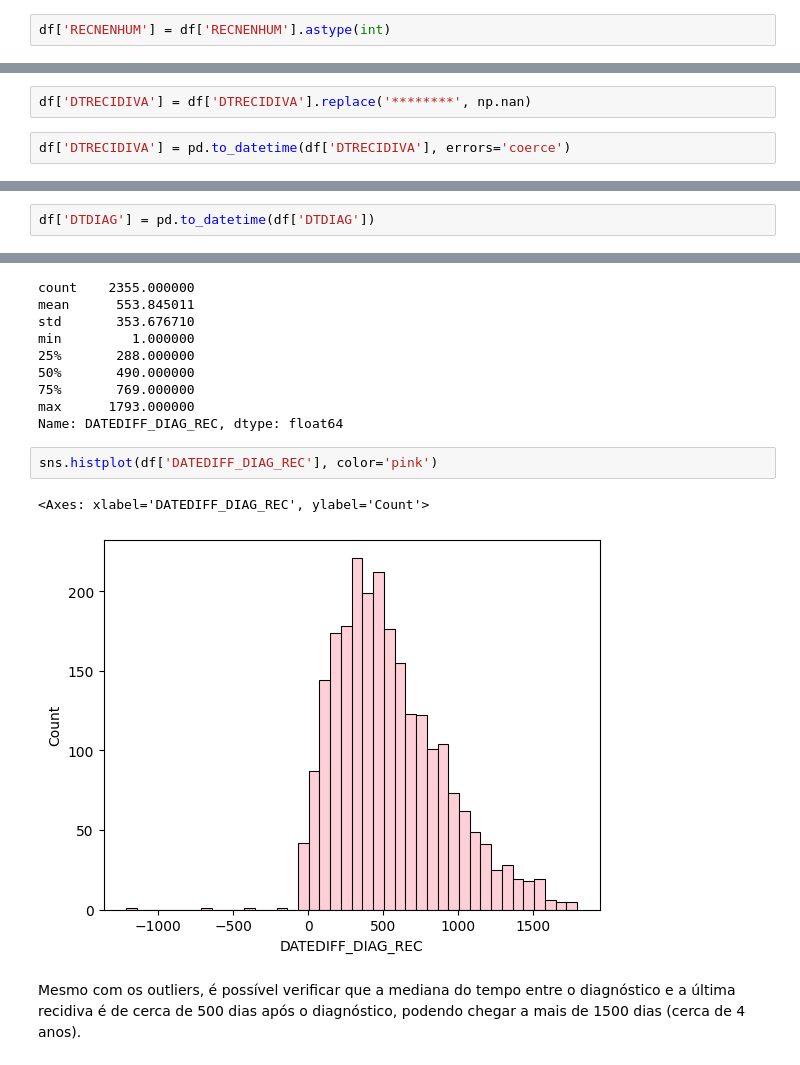
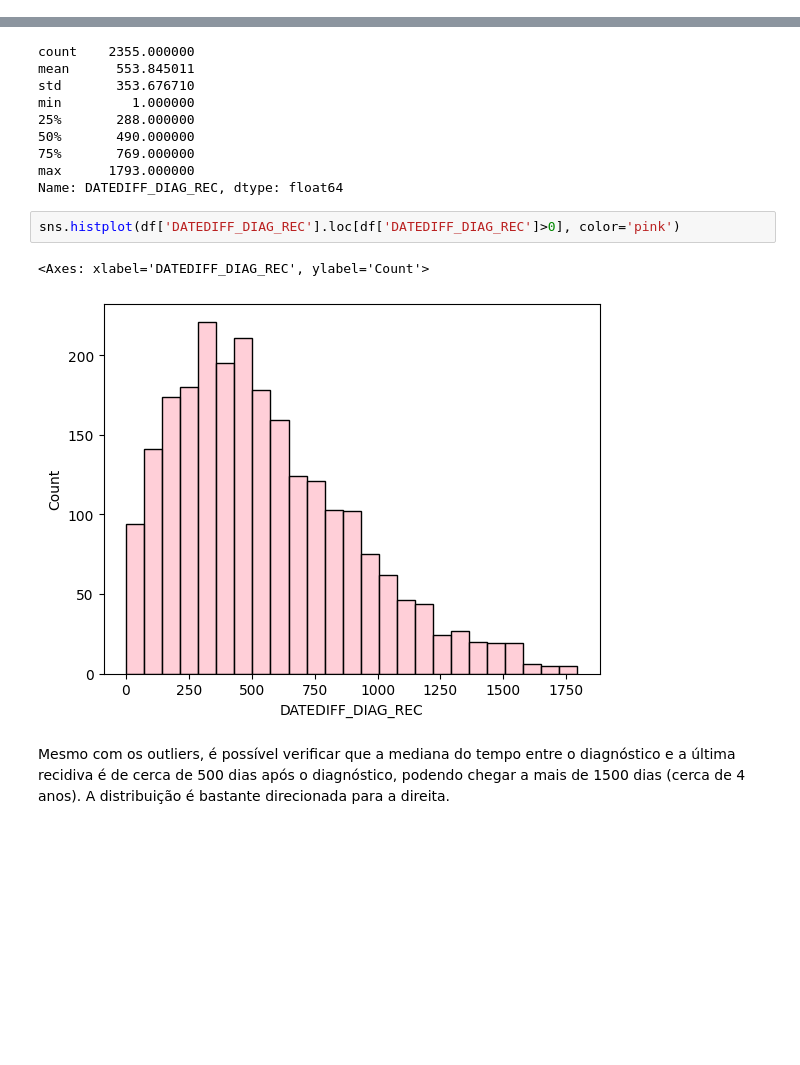
Before and after one commit to ailafelixa/ML-Model-Breast-Cancer-Recurrence, a Jupyter notebook: Aila_Modelo_TCC.ipynb, the cells around one changed output, grey strips where cells are left out. Drawn from its saved outputs; the diff is of its cells as text; blank space fills up the shorter version.

```diff
--- a/Aila_Modelo_TCC.ipynb
+++ b/Aila_Modelo_TCC.ipynb
@@ -363,2 +606,0 @@ Como queremos predizer a recidiva, nossa label será a variável 'RECNENHUM', qu
-# %%
-df['RECNENHUM'] = df['RECNENHUM'].astype(int)
@@ -412,4 +702,0 @@ Name: DTRECIDIVA, Length: 1100, dtype: int64
-# %%
-df['DTRECIDIVA'] = df['DTRECIDIVA'].replace('********', np.nan)
-# %%
-df['DTRECIDIVA'] = pd.to_datetime(df['DTRECIDIVA'], errors='coerce')
@@ -420,5 +703,3 @@ df['DTRECIDIVA'].count()
-# %%
-df['DTDIAG'] = pd.to_datetime(df['DTDIAG'])
 # %%
 df['DATEDIFF_DIAG_REC'] = np.where(df['RECNENHUM'] == 0, (df['DTRECIDIVA'] - df['DTDIAG']).dt.days, np.nan)
 # %%
@@ -464,9 +747,9 @@ min         1.000000
 max      1793.000000
 Name: DATEDIFF_DIAG_REC, dtype: float64
 # %%
-sns.histplot(df['DATEDIFF_DIAG_REC'], color='pink')
+sns.histplot(df['DATEDIFF_DIAG_REC'].loc[df['DATEDIFF_DIAG_REC']>0], color='pink')
 # %% [output]
 <Axes: xlabel='DATEDIFF_DIAG_REC', ylabel='Count'>
-[figure, old version]
+[figure, new version]
 # %% [markdown]
-Mesmo com os outliers, é possível verificar que a mediana do tempo entre o diagnóstico e a última recidiva é de cerca de 500 dias após o diagnóstico, podendo chegar a mais de 1500 dias (cerca de 4 anos).
+Mesmo com os outliers, é possível verificar que a mediana do tempo entre o diagnóstico e a última recidiva é de cerca de 500 dias após o diagnóstico, podendo chegar a mais de 1500 dias (cerca de 4 anos). A distribuição é bastante direcionada para a direita.
```
Also changed, not shown: parts of 77 cells of this notebook.
